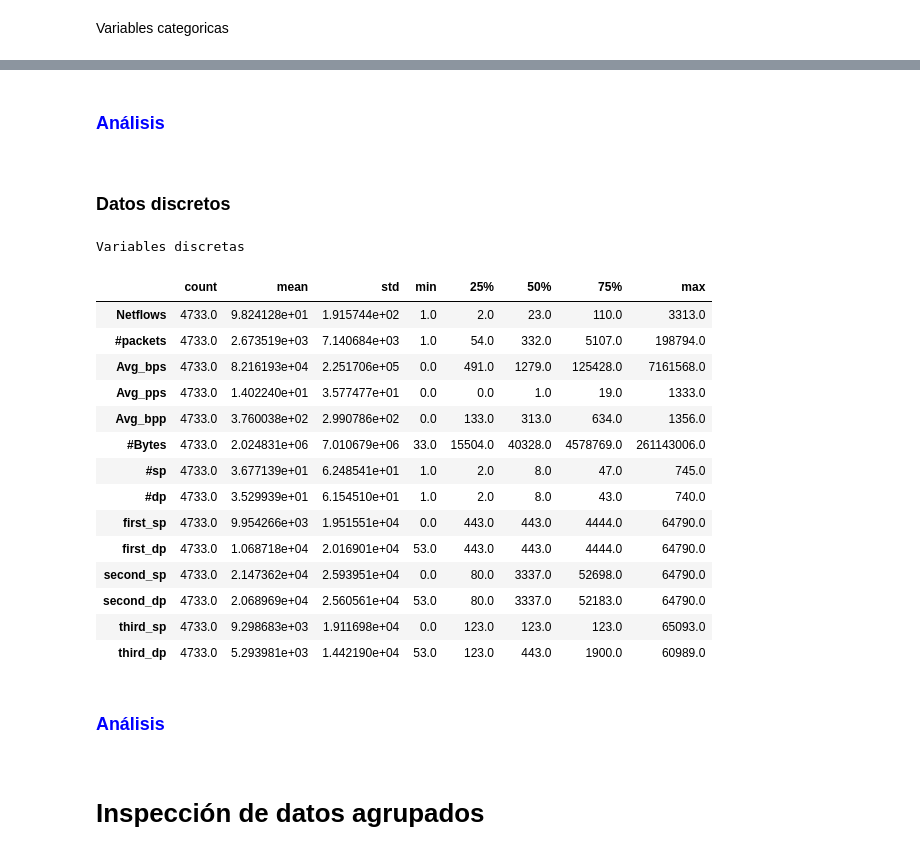
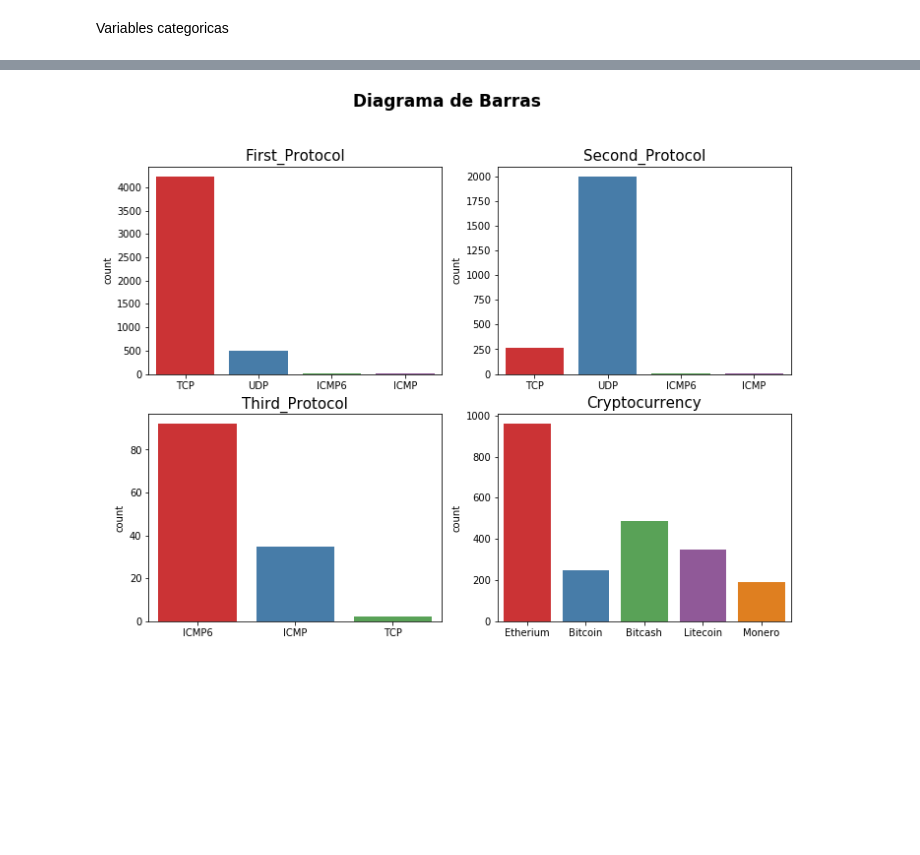
Before and after one commit to Kaiziferr/-Miner_Detector, a Jupyter notebook: PDG/1. Analisis_Univariado_Time_Datos_Trafico_Mineros_Identificados.ipynb, the cells around one changed output, grey strips where cells are left out. Saved outputs shown, nothing was run; the diff lists cells and outputs as text; code cells hidden in the pictures; blank space fills up the shorter version.

```diff
--- a/PDG/1. Analisis_Univariado_Time_Datos_Trafico_Mineros_Identificados.ipynb
+++ b/PDG/1. Analisis_Univariado_Time_Datos_Trafico_Mineros_Identificados.ipynb
@@ -422,19 +266,0 @@ data_numerico = data_numeric_int + data_numeric_float
-# %%
-fig, axes = plt.subplots(nrows=13, ncols = 2, figsize=(10,70))
-col = data_numerico
-u = 0
-for i in range(13):
-    for j in range(2):
-        m = col[u]
-        q1 = data[m].quantile(0.25)
-        q3 = data[m].quantile(0.75)
-        q2 = data[m].quantile(0.5)
-        ric = q3-q1
-        borde_s = q3 + 1.5*ric
-        borde_i = q1-1.5*ric
-        atip_s = data[data[m]>borde_s].shape[0]
-        atip_i = data[data[m]<borde_i].shape[0]
-        sns.boxplot(x=data[col[u]], color='gray', ax = axes[i][j])
-        axes[i][j].set_title(col[u],fontsize = 12, fontweight = "bold")
-        axes[i][j].set_xlabel(f'Valores atipicos: {atip_s+atip_i}')
-        u = u +1
@@ -479,31 +287,18 @@ Variables continuas
-# %% [markdown]
-<font color="blue"><b><h3> Análisis</h3></b> </font>
-# %% [markdown]
-### Datos discretos
-# %%
-print(colored(f'Variables discretas', attrs=['bold']))
-data[data_numeric_int].describe().T
-# %% [output]
-Variables discretas
-|  | count | mean | std | min | 25% | 50% | 75% | max |
-| Netflows | 4733.0 | 9.824128e+01 | 1.915744e+02 | 1.0 | 2.0 | 23.0 | 110.0 | 3313.0 |
-| #packets | 4733.0 | 2.673519e+03 | 7.140684e+03 | 1.0 | 54.0 | 332.0 | 5107.0 | 198794.0 |
-| Avg_bps | 4733.0 | 8.216193e+04 | 2.251706e+05 | 0.0 | 491.0 | 1279.0 | 125428.0 | 7161568.0 |
-| Avg_pps | 4733.0 | 1.402240e+01 | 3.577477e+01 | 0.0 | 0.0 | 1.0 | 19.0 | 1333.0 |
-| Avg_bpp | 4733.0 | 3.760038e+02 | 2.990786e+02 | 0.0 | 133.0 | 313.0 | 634.0 | 1356.0 |
-| #Bytes | 4733.0 | 2.024831e+06 | 7.010679e+06 | 33.0 | 15504.0 | 40328.0 | 4578769.0 | 261143006.0 |
-| #sp | 4733.0 | 3.677139e+01 | 6.248541e+01 | 1.0 | 2.0 | 8.0 | 47.0 | 745.0 |
-| #dp | 4733.0 | 3.529939e+01 | 6.154510e+01 | 1.0 | 2.0 | 8.0 | 43.0 | 740.0 |
-| first_sp | 4733.0 | 9.954266e+03 | 1.951551e+04 | 0.0 | 443.0 | 443.0 | 4444.0 | 64790.0 |
-| first_dp | 4733.0 | 1.068718e+04 | 2.016901e+04 | 53.0 | 443.0 | 443.0 | 4444.0 | 64790.0 |
-| second_sp | 4733.0 | 2.147362e+04 | 2.593951e+04 | 0.0 | 80.0 | 3337.0 | 52698.0 | 64790.0 |
-| second_dp | 4733.0 | 2.068969e+04 | 2.560561e+04 | 53.0 | 80.0 | 3337.0 | 52183.0 | 64790.0 |
-| third_sp | 4733.0 | 9.298683e+03 | 1.911698e+04 | 0.0 | 123.0 | 123.0 | 123.0 | 65093.0 |
-| third_dp | 4733.0 | 5.293981e+03 | 1.442190e+04 | 53.0 | 123.0 | 443.0 | 1900.0 | 60989.0 |
-# %% [markdown]
-<font color="blue"><b><h3> Análisis</h3></b> </font>
-# %% [markdown]
-# Inspección de datos agrupados
+# %%
+fig, ax = plt.subplots(nrows = 2, ncols=2, figsize = (10,8))
+ax = ax.flat
+for i, col in enumerate(data_object):
+    sns.countplot(x=col, data=data, palette="Set1", ax = ax[i])
+    ax[i].set_title(col, size = 15)
+    ax[i].tick_params(labelsize = 10)
+    ax[i].set_xlabel("")
+
+
+fig.tight_layout()
+plt.subplots_adjust(top = 0.85)
+fig.suptitle('Diagrama de Barras', fontsize = 17, fontweight = "bold");
+# %% [output]
+[figure, added]
 # %%
 data_object_list = data_object
 tables_frequency_cualitative = []
```
Also changed, not shown: parts of 98 cells of this notebook, 6 other files.
